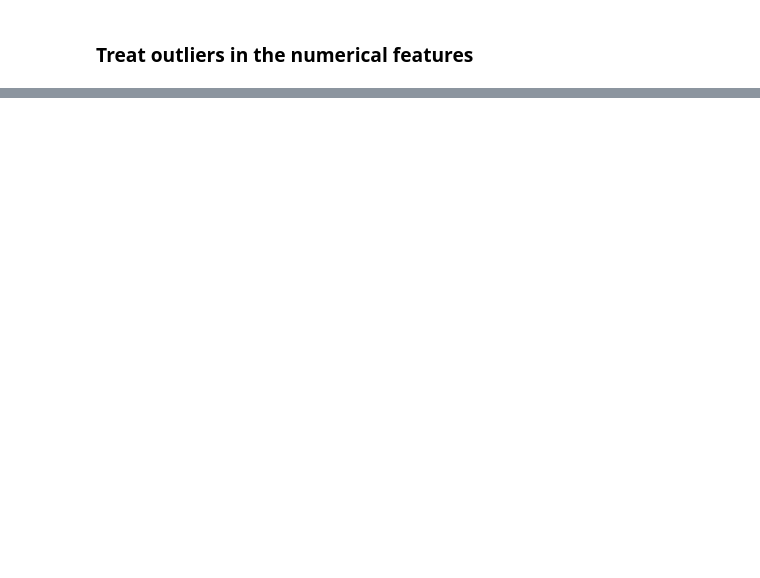
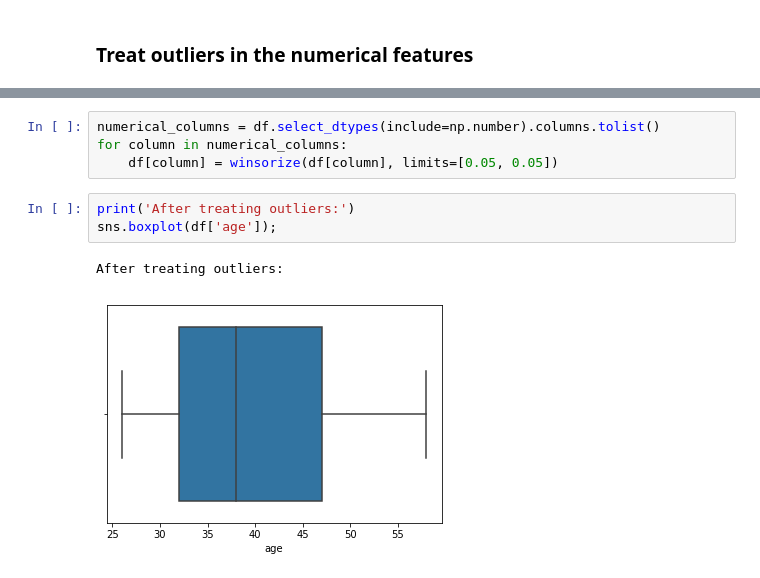
Before and after one commit to ahanagangopadhyay/improving-bank-telemarketing-campaigns, a Jupyter notebook: codes/Exploratory_data_analysis.ipynb, the cells around one changed output, grey strips where cells are left out. Saved outputs shown, nothing was run; the diff lists cells and outputs as text; blank space fills up the shorter version.

```diff
--- a/codes/Exploratory_data_analysis.ipynb
+++ b/codes/Exploratory_data_analysis.ipynb
@@ -314,0 +348,10 @@ The histograms show some of the numerical features (particularly, 'age', 'campai
+# %%
+numerical_columns = df.select_dtypes(include=np.number).columns.tolist()
+for column in numerical_columns:
+    df[column] = winsorize(df[column], limits=[0.05, 0.05])
+# %%
+print('After treating outliers:')
+sns.boxplot(df['age']);
+# %% [output]
+After treating outliers:
+[figure, added]
```
Also changed, not shown: parts of 9 cells of this notebook.
